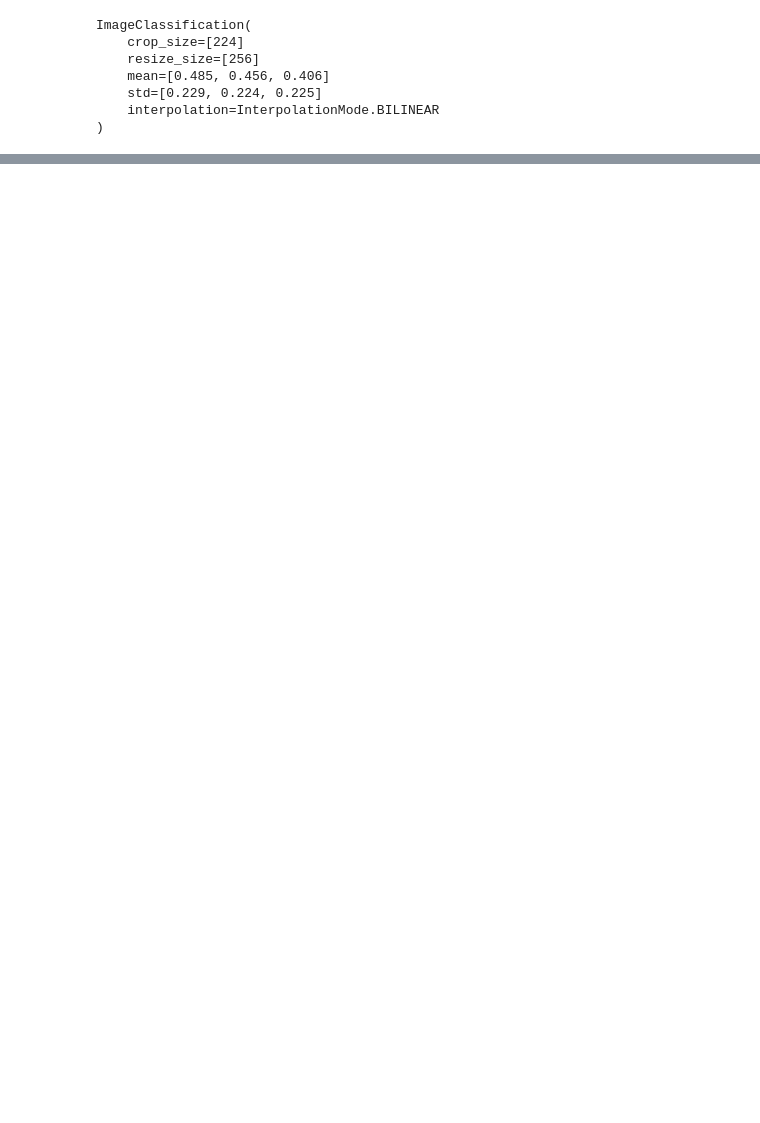
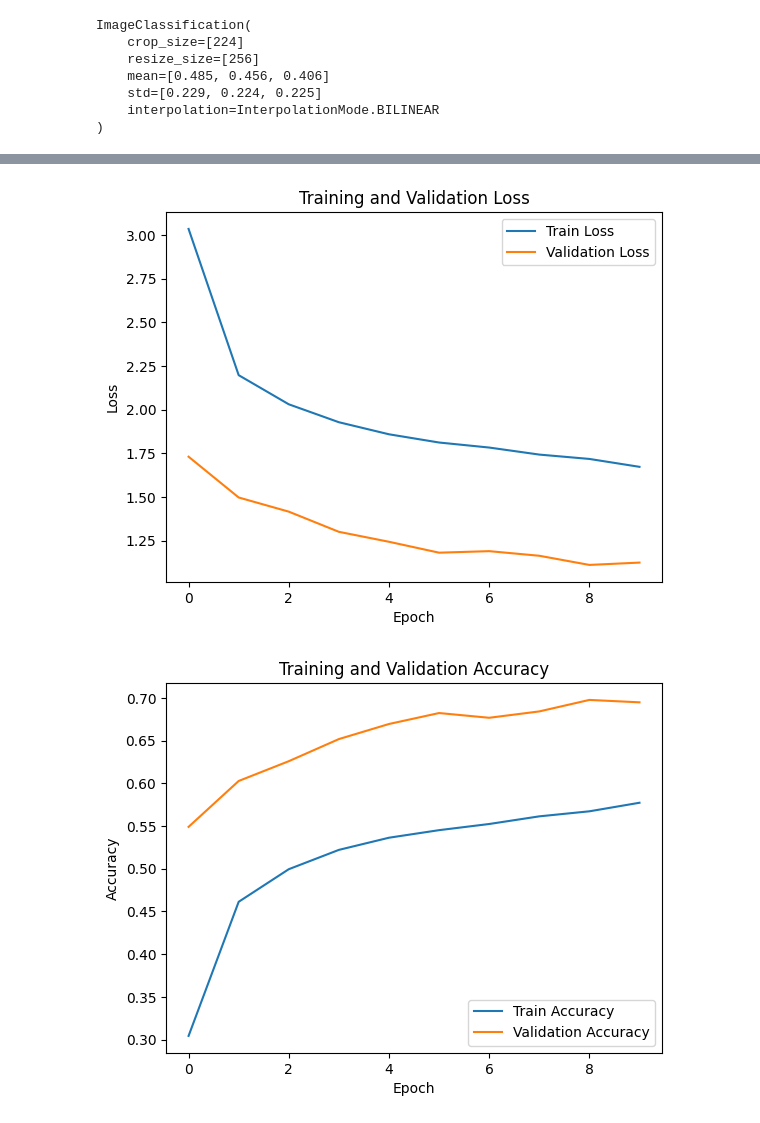
Before and after one commit to phanguy30/food_classification, a Jupyter notebook: training_script.ipynb, the cells around one changed output, grey strips where cells are left out. Cells and saved outputs as stored; diff of their text form; code cells hidden in the pictures; blank space fills up the shorter version.

```diff
--- a/training_script.ipynb
+++ b/training_script.ipynb
@@ -1568,9 +1577,9 @@ curr_epoch = 0
 
 import os
 
-if os.path.exists("checkpoint_custom_model.pt"):
+if os.path.exists("model_weights/checkpoint_custom_model.pt"):
     print("Loading checkpoint...")
-    checkpoint = torch.load("checkpoint_custom_model.pt", map_location=device)
+    checkpoint = torch.load("model_weights/checkpoint_custom_model.pt", map_location=device)
     model.load_state_dict(checkpoint["model_state"])
     optimizer.load_state_dict(checkpoint["optimizer_state"])
     best_val_acc = checkpoint["best_val_acc"]
@@ -1629,7 +1639,7 @@ torch.save({
 # %%
-if os.path.exists("final_checkpoint_efficientnet_task_specific_adapters.pt"):
+if os.path.exists("model_weights/final_checkpoint_resnet18_custom_model.pt"):
     print("Loading final checkpoint...")
-    checkpoint = torch.load("final_checkpoint_efficientnet_task_specific_adapters.pt", map_location=device)
+    checkpoint = torch.load("model_weights/final_checkpoint_resnet18_custom_model.pt", map_location=device)
     model.load_state_dict(checkpoint["model_state"])
     optimizer.load_state_dict(checkpoint["optimizer_state"])
     best_val_acc = checkpoint["best_val_acc"]
@@ -1663,3 +1673,4 @@ plt.ylabel('Accuracy')
 plt.title('Training and Validation Accuracy')
 plt.legend()
 plt.show()
+# %% [output]
@@ -1665,0 +1679,2 @@ plt.show()
+[figure, added]
+[figure, added]
```
Also changed, not shown: parts of 17 cells of this notebook.
